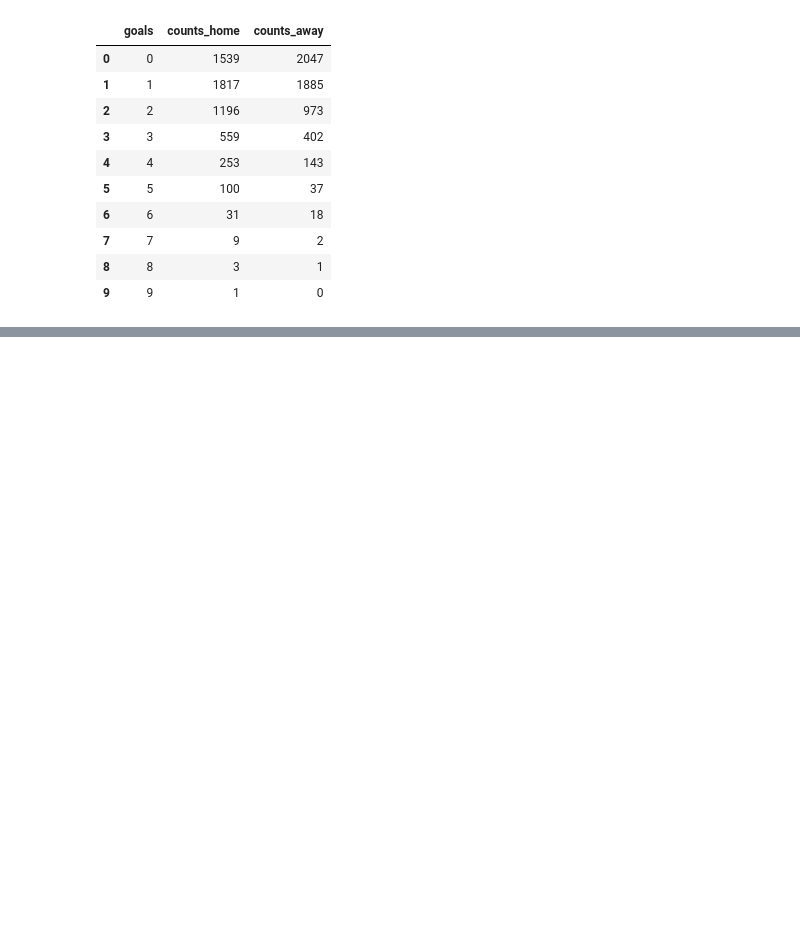
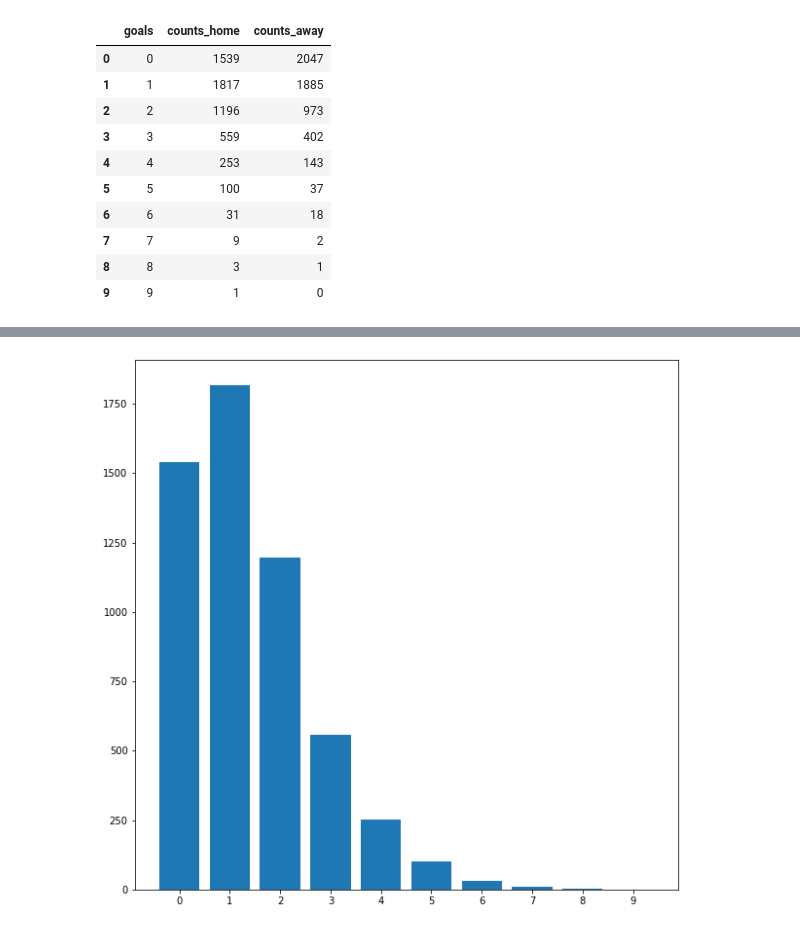
Before and after one commit to slatkowski/bundesliga_seasons_analysis, a Jupyter notebook: bundesliga_seasons_analysis.ipynb, the cells around one changed output, grey strips where cells are left out. Drawn from its saved outputs; the diff is of its cells as text; code cells hidden in the pictures; blank space fills up the shorter version.

```diff
--- a/bundesliga_seasons_analysis.ipynb
+++ b/bundesliga_seasons_analysis.ipynb
@@ -425,0 +461,13 @@ df_goals
+# %%
+height = [1539, 1817, 1196, 559, 253, 100, 31, 9, 3, 1]
+bars = (0, 1, 2, 3, 4, 5, 6, 7, 8, 9)
+pos = np.arange(len(height))
+
+plt.figure(figsize = (10, 10))
+plt.xticks(pos, bars)
+
+plt.bar(pos, height)
+
+plt.show()
+# %% [output]
+[figure, added]
```
Also changed, not shown: parts of 4 cells of this notebook.
